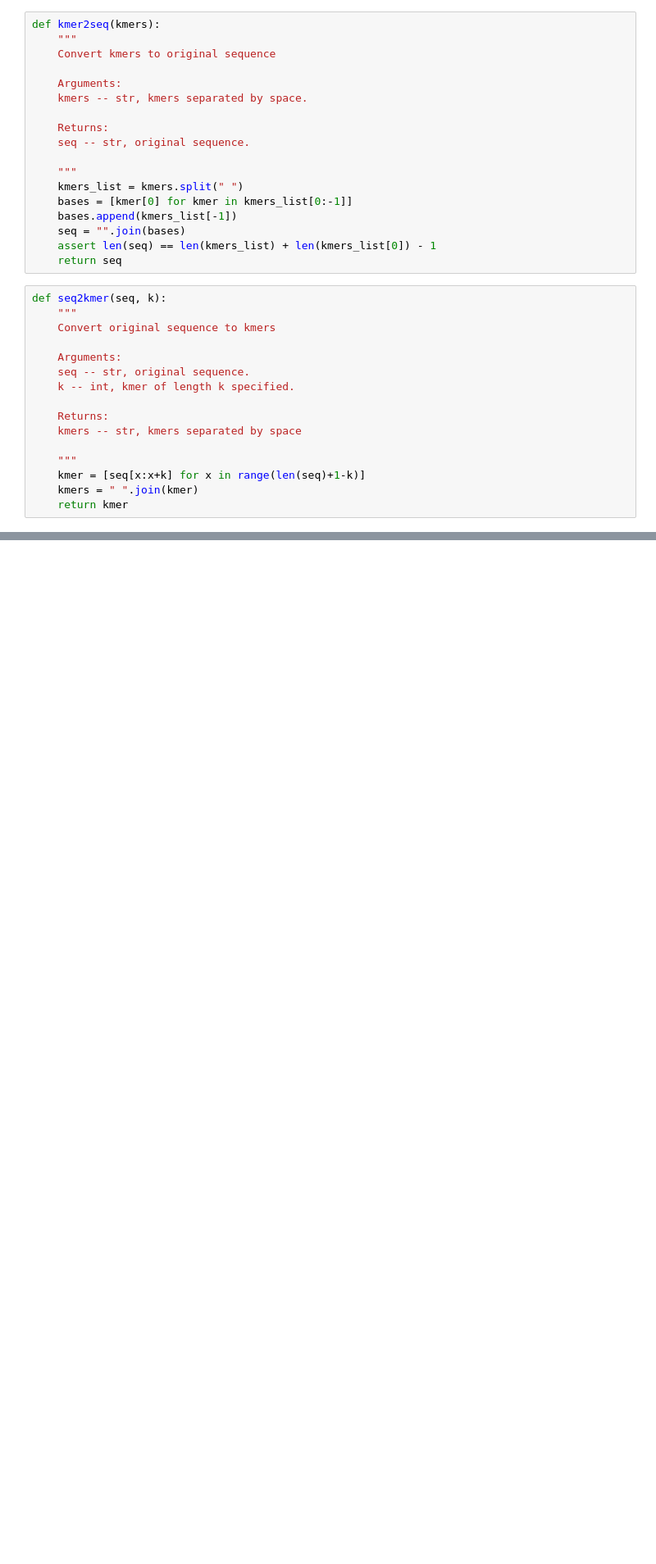
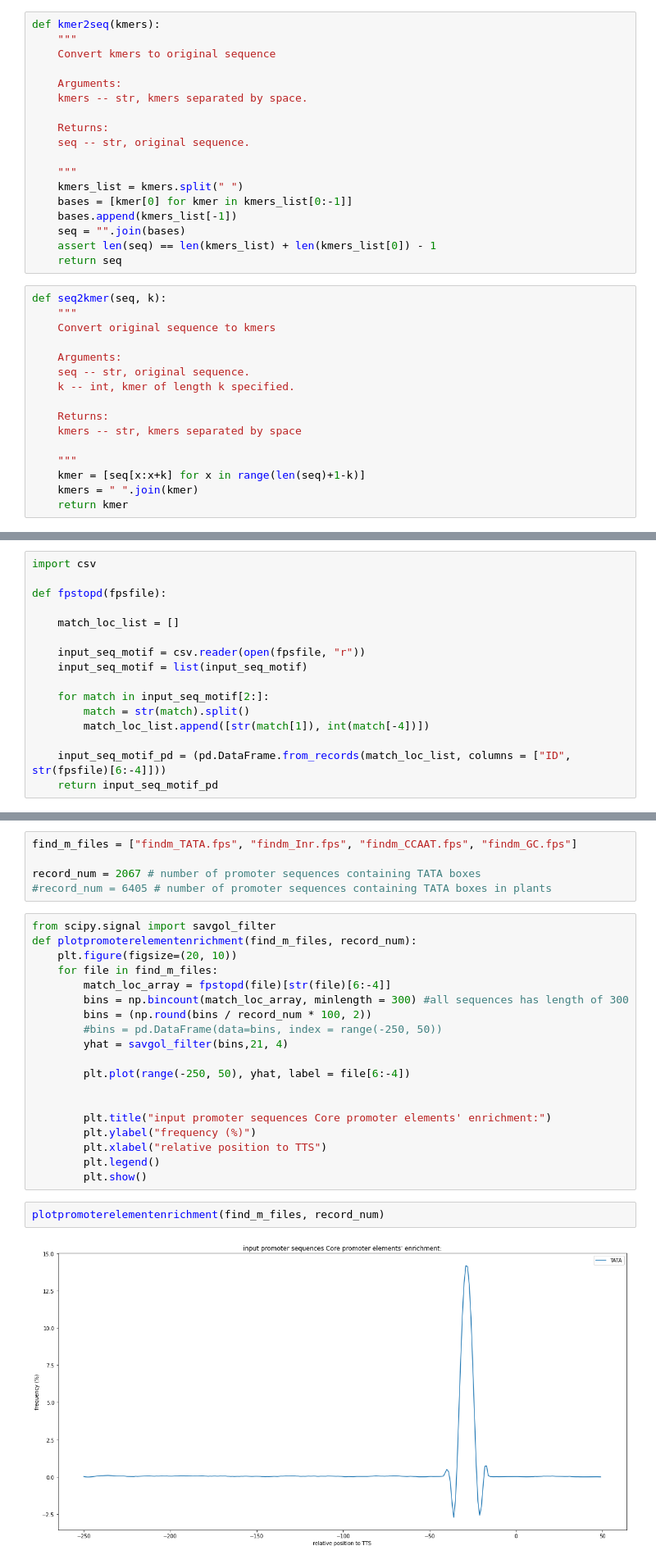
Before and after one commit to jackysiupuichung/dnabert-reg, a Jupyter notebook: findmotifs.ipynb, the cells around one changed output, grey strips where cells are left out. Shown at 82% size. Drawn from its saved outputs; the diff is of its cells as text; blank space fills up the shorter version.

```diff
--- a/findmotifs.ipynb
+++ b/findmotifs.ipynb
@@ -791,0 +68,16 @@ SyntaxError: ignored
+# %%
+import csv
+
+def fpstopd(fpsfile):
+
+    match_loc_list = []
+
+    input_seq_motif = csv.reader(open(fpsfile, "r"))
+    input_seq_motif = list(input_seq_motif)
+
+    for match in input_seq_motif[2:]:
+        match = str(match).split()
+        match_loc_list.append([str(match[1]), int(match[-4])])
+
+    input_seq_motif_pd = (pd.DataFrame.from_records(match_loc_list, columns = ["ID", str(fpsfile)[6:-4]]))
+    return input_seq_motif_pd
@@ -791,0 +86,28 @@ SyntaxError: ignored
+# %%
+find_m_files = ["findm_TATA.fps", "findm_Inr.fps", "findm_CCAAT.fps", "findm_GC.fps"]
+
+record_num = 2067 # number of promoter sequences containing TATA boxes
+#record_num = 6405 # number of promoter sequences containing TATA boxes in plants
+# %%
+from scipy.signal import savgol_filter
+def plotpromoterelementenrichment(find_m_files, record_num):
+    plt.figure(figsize=(20, 10))
+    for file in find_m_files:
+        match_loc_array = fpstopd(file)[str(file)[6:-4]]
+        bins = np.bincount(match_loc_array, minlength = 300) #all sequences has length of 300
+        bins = (np.round(bins / record_num * 100, 2))
+        #bins = pd.DataFrame(data=bins, index = range(-250, 50))
+        yhat = savgol_filter(bins,21, 4)
+
+        plt.plot(range(-250, 50), yhat, label = file[6:-4])
+
+
+        plt.title("input promoter sequences Core promoter elements' enrichment:")
+        plt.ylabel("frequency (%)")
+        plt.xlabel("relative position to TTS")
+        plt.legend()
+        plt.show()
+# %%
+plotpromoterelementenrichment(find_m_files, record_num)
+# %% [output]
+[figure, added]
```
Also changed, not shown: parts of 57 cells of this notebook, 7 other files.
